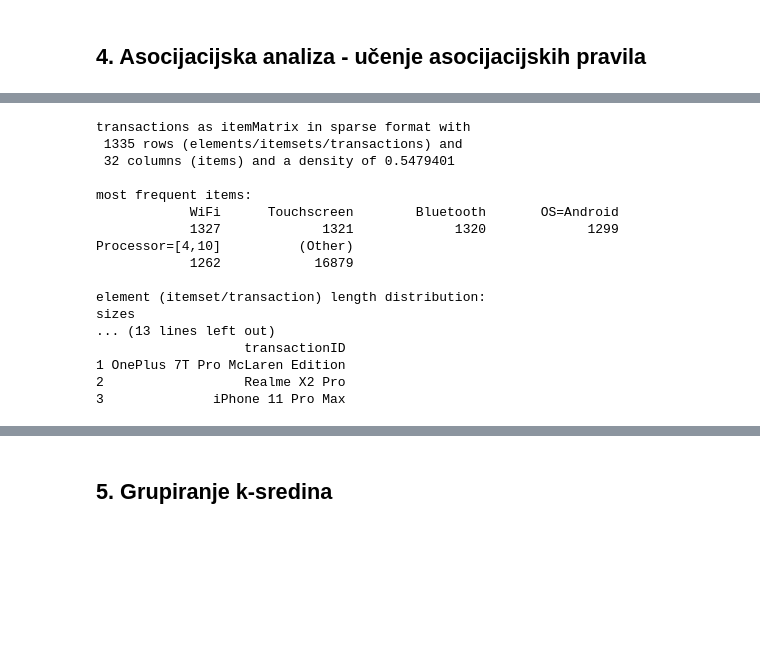
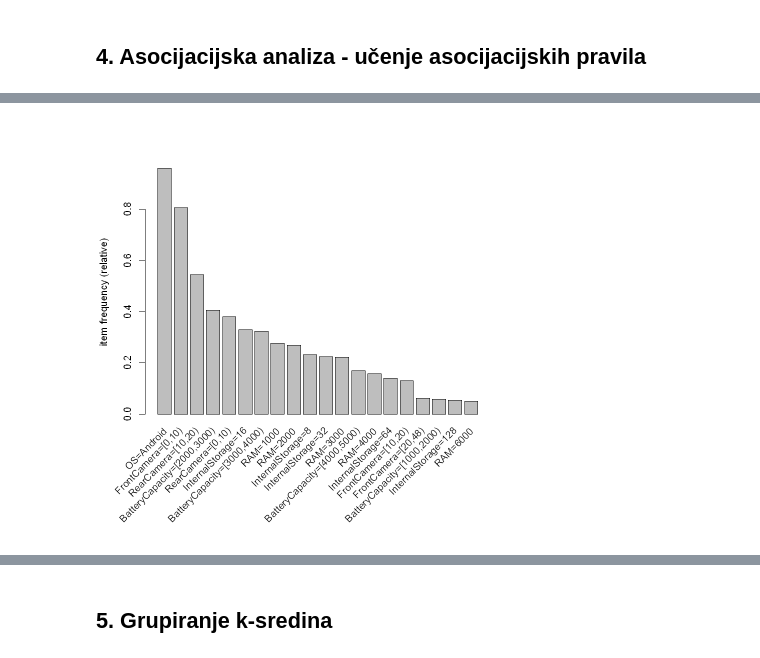
Before and after one commit to IvanVinski/dap-projekt, a Jupyter notebook: projekt.ipynb, the cells around one changed output, grey strips where cells are left out. Saved outputs shown, nothing was run; the diff lists cells and outputs as text; code cells hidden in the pictures; blank space fills up the shorter version.

```diff
--- a/projekt.ipynb
+++ b/projekt.ipynb
@@ -478,0 +372,4 @@ A data.frame: 6 × 18
+# %%
+phoneData3 <- read.csv('phone_specs.csv')
+
+names(phoneData3)
@@ -478,0 +383,17 @@ A data.frame: 6 × 18
+# %%
+phoneData_ar <- phoneData3 %>%
+    filter(RAM >= 1000) %>%
+    mutate(across(c(OS, SIMsNumber, RAM, InternalStorage), as.factor)) %>%
+    mutate(BatteryCapacity = discretize(BatteryCapacity, method = "fixed",
+                                        breaks = c(1000, 2000, 3000, 4000, 5000, 6000),
+                                        labels = c("[1000,2000)", "[2000,3000)", "[3000,4000)", "[4000,5000)", "[5000,6000)"))) %>%
+    mutate(RearCamera = discretize(RearCamera, method = "fixed",
+                                        breaks = c(0, 10, 20, 40, 108),
+                                        labels = c("[0,10)", "[10,20)", "[20,40)", "[40,108)"))) %>%
+    mutate(FrontCamera = discretize(FrontCamera, method = "fixed",
+                                        breaks = c(0, 10, 20, 48),
+                                        labels = c("[0,10)", "[10,20)", "[20,48)")))
+# %%
+row.names(phoneData_ar) <- phoneData_ar$Name
+phoneData_ar <- phoneData_ar[-c(1:4, 6:10, 16:22)]
+names(phoneData_ar)
@@ -479,2 +403,3 @@ A data.frame: 6 × 18
 # %%
-trans <- transactions(OSRange)
+trans <- transactions(phoneData_ar)
+summary(trans)
@@ -481,20 +424,4 @@ trans <- transactions(OSRange)
-# %%
-summary(trans)
-# %% [output]
-transactions as itemMatrix in sparse format with
- 1335 rows (elements/itemsets/transactions) and
- 32 columns (items) and a density of 0.5479401
-
-most frequent items:
-            WiFi      Touchscreen        Bluetooth       OS=Android
-            1327             1321             1320             1299
-Processor=[4,10]          (Other)
-            1262            16879
-
-element (itemset/transaction) length distribution:
-sizes
-... (13 lines left out)
-                   transactionID
-1 OnePlus 7T Pro McLaren Edition
-2                  Realme X2 Pro
-3              iPhone 11 Pro Max
+# %%
+itemFrequencyPlot(trans, topN = 20)
+# %% [output]
+[figure, added]
```
Also changed, not shown: parts of 41 cells of this notebook.
